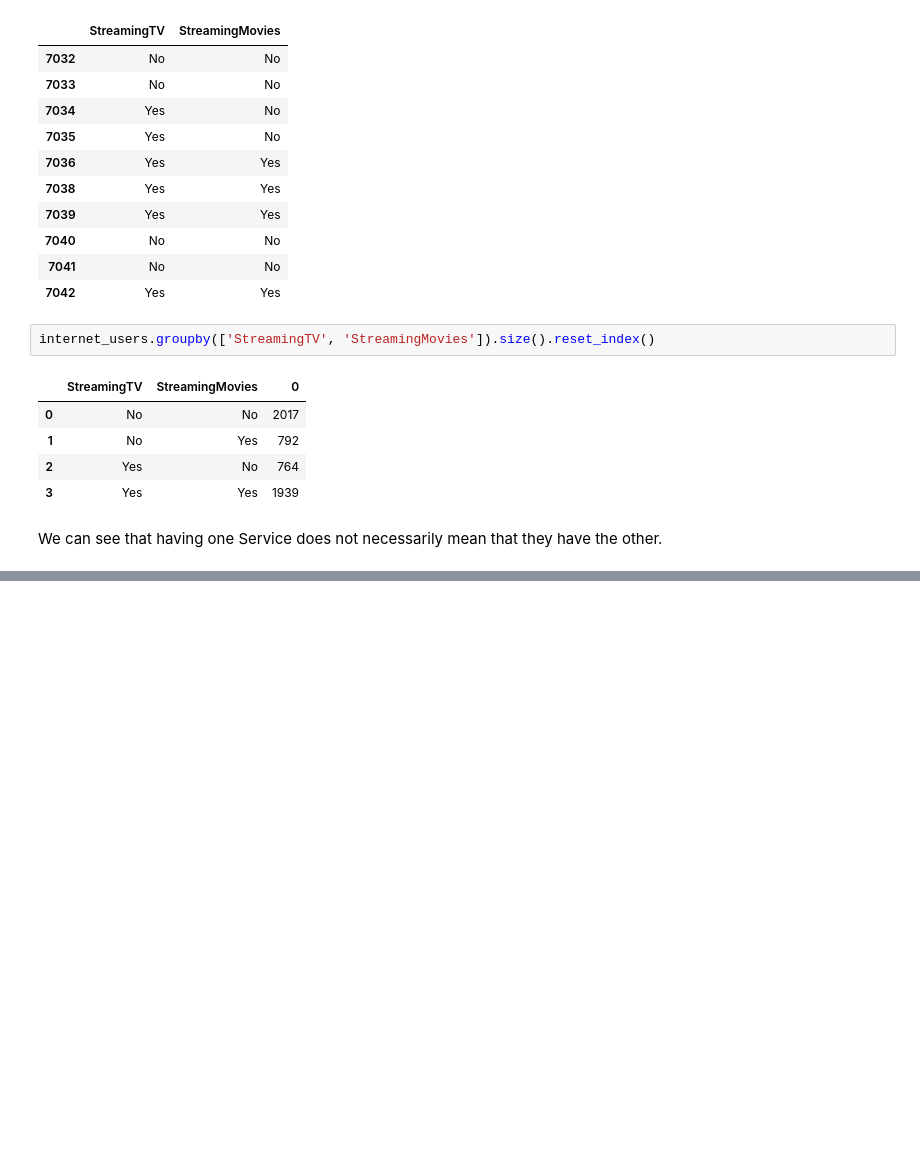
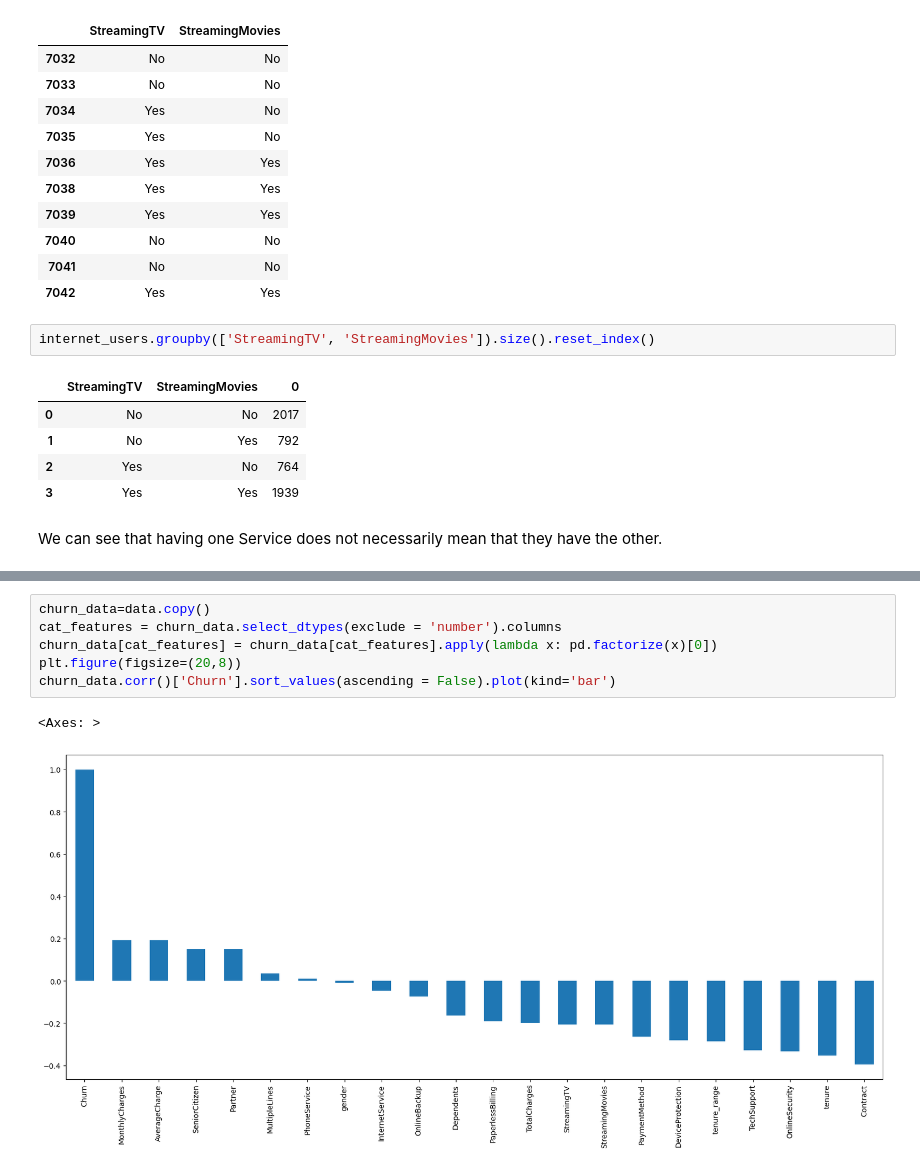
Before and after one commit to ge0rgeth0mas/telco-customer-churn, a Jupyter notebook: telco_customer_churn/data_analysis/EDA.ipynb, the cells around one changed output, grey strips where cells are left out. Drawn from its saved outputs; the diff is of its cells as text; blank space fills up the shorter version.

```diff
--- a/telco_customer_churn/data_analysis/EDA.ipynb
+++ b/telco_customer_churn/data_analysis/EDA.ipynb
@@ -798,0 +818,9 @@ We can see that having one Service does not necessarily mean that they have the
+# %%
+churn_data=data.copy()
+cat_features = churn_data.select_dtypes(exclude = 'number').columns
+churn_data[cat_features] = churn_data[cat_features].apply(lambda x: pd.factorize(x)[0])
+plt.figure(figsize=(20,8))
+churn_data.corr()['Churn'].sort_values(ascending = False).plot(kind='bar')
+# %% [output]
+<Axes: >
+[figure, added]
```
Also changed, not shown: parts of 16 cells of this notebook.
